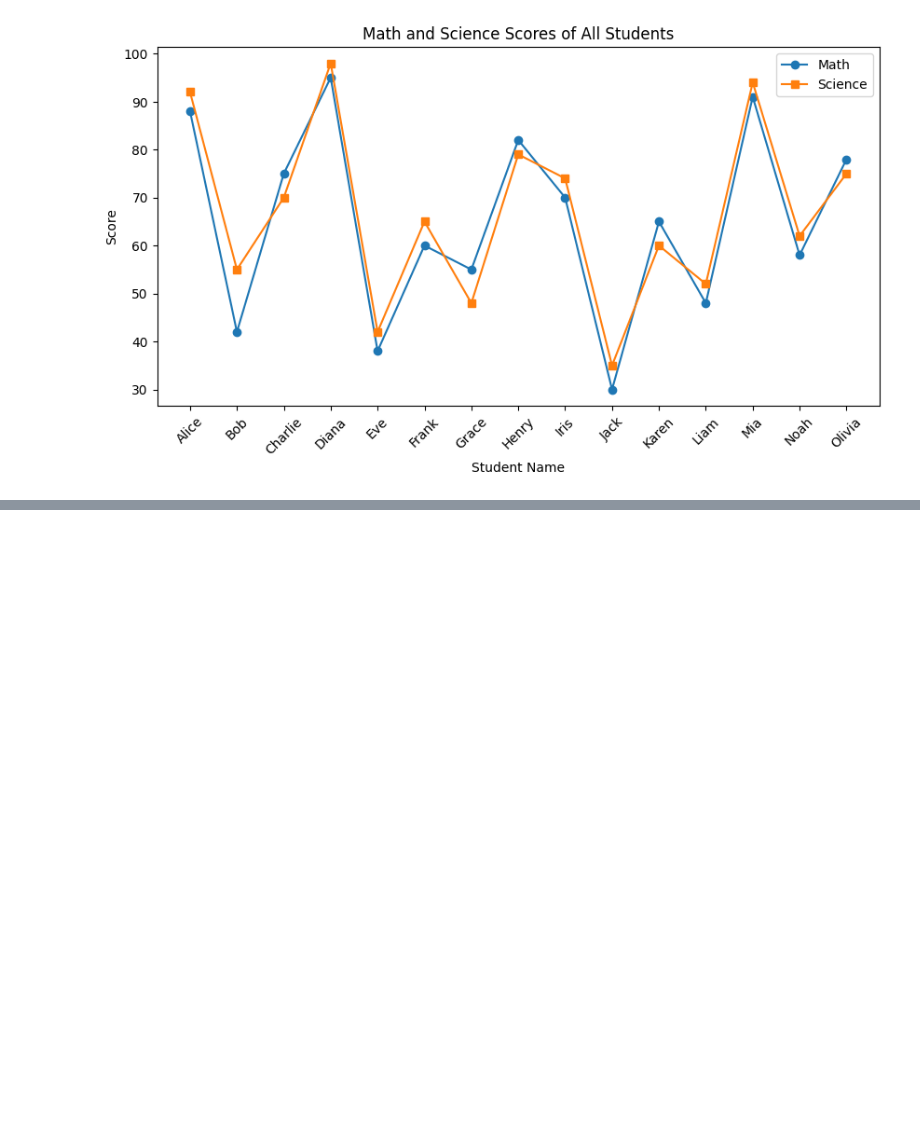
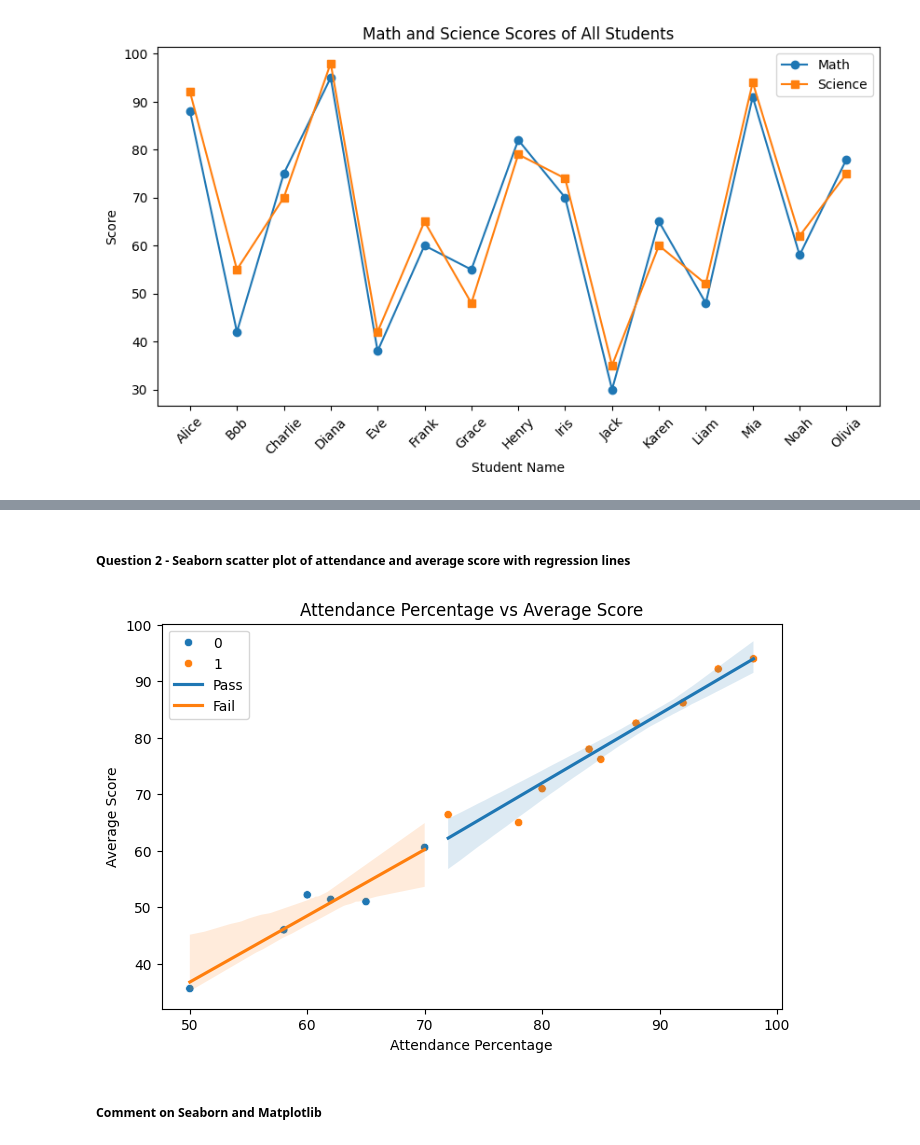
Before and after one commit to amanxgiri/Student_Performance_Analysis, a Jupyter notebook: part4_visualization_ml.ipynb, the cells around one changed output, grey strips where cells are left out. Cells and saved outputs as stored; diff of their text form; code cells hidden in the pictures; blank space fills up the shorter version.

```diff
--- a/part4_visualization_ml.ipynb
+++ b/part4_visualization_ml.ipynb
@@ -265,0 +296,40 @@ plt.show()
+# %% [markdown]
+##### Question 2 - Seaborn scatter plot of attendance and average score with regression lines
+# %%
+# creating the plot
+plt.figure(figsize=(8, 5))
+
+# seaborn scatter plot
+sns.scatterplot(data=df, x="attendance_pct", y="avg_score", hue="passed")
+
+# adding a regression line for students who passed
+sns.regplot(
+    data=df[df["passed"] == 1],
+    x="attendance_pct",
+    y="avg_score",
+    scatter=False,
+    label="Pass"
+)
+
+# adding a regression line for students who failes
+sns.regplot(
+    data=df[df["passed"] == 0],
+    x="attendance_pct",
+    y="avg_score",
+    scatter=False,
+    label="Fail"
+)
+
+# labelling the plots
+plt.title("Attendance Percentage vs Average Score")
+plt.xlabel("Attendance Percentage")
+plt.ylabel("Average Score")
+plt.legend()
+
+# saving the plot and displaying it
+plt.savefig("plot7_seaborn_scatter.png")
+plt.show()
+# %% [output]
+[figure, added]
+# %% [markdown]
+##### Comment on Seaborn and Matplotlib
```
Also changed, not shown: parts of 4 cells of this notebook, 2 other files.
